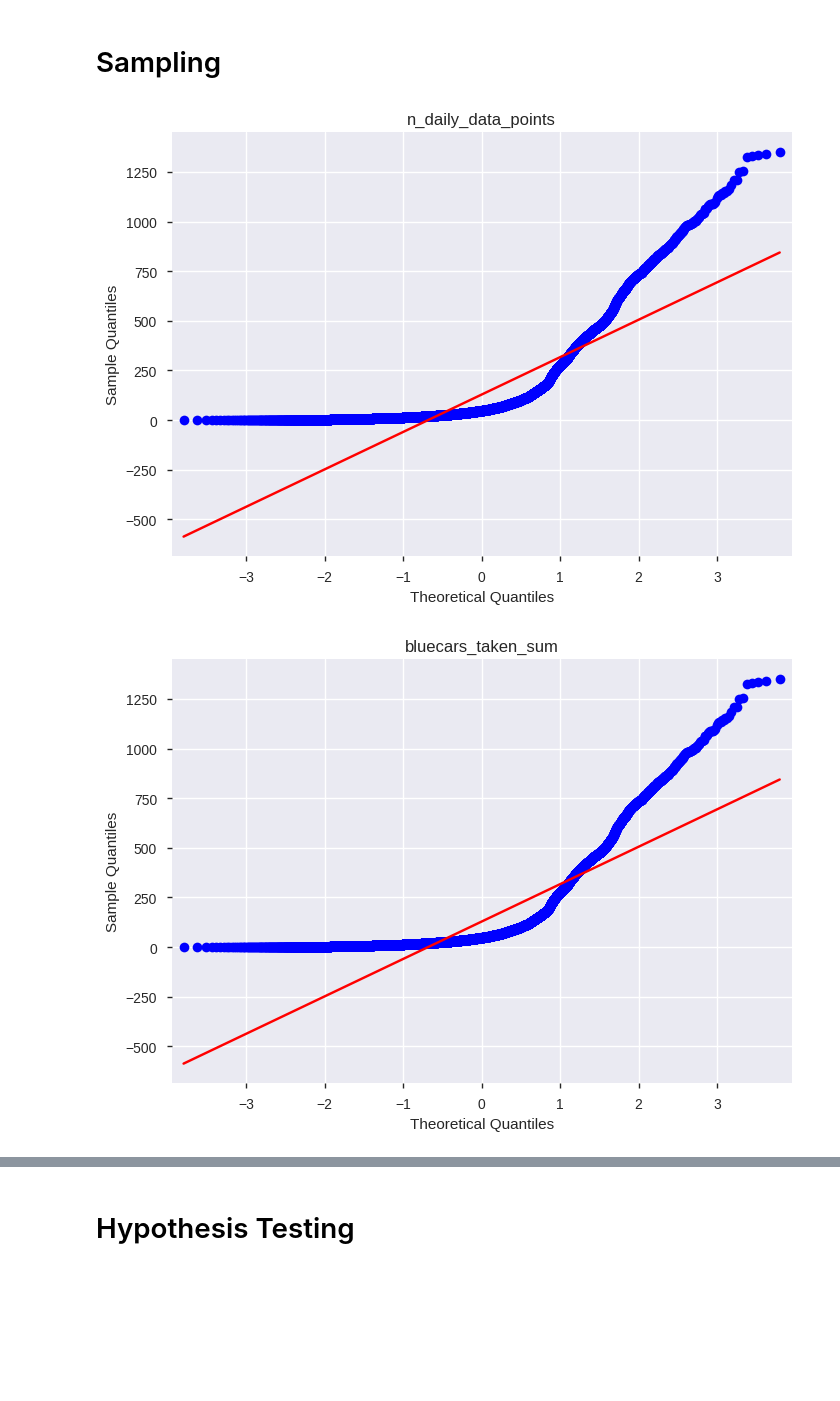
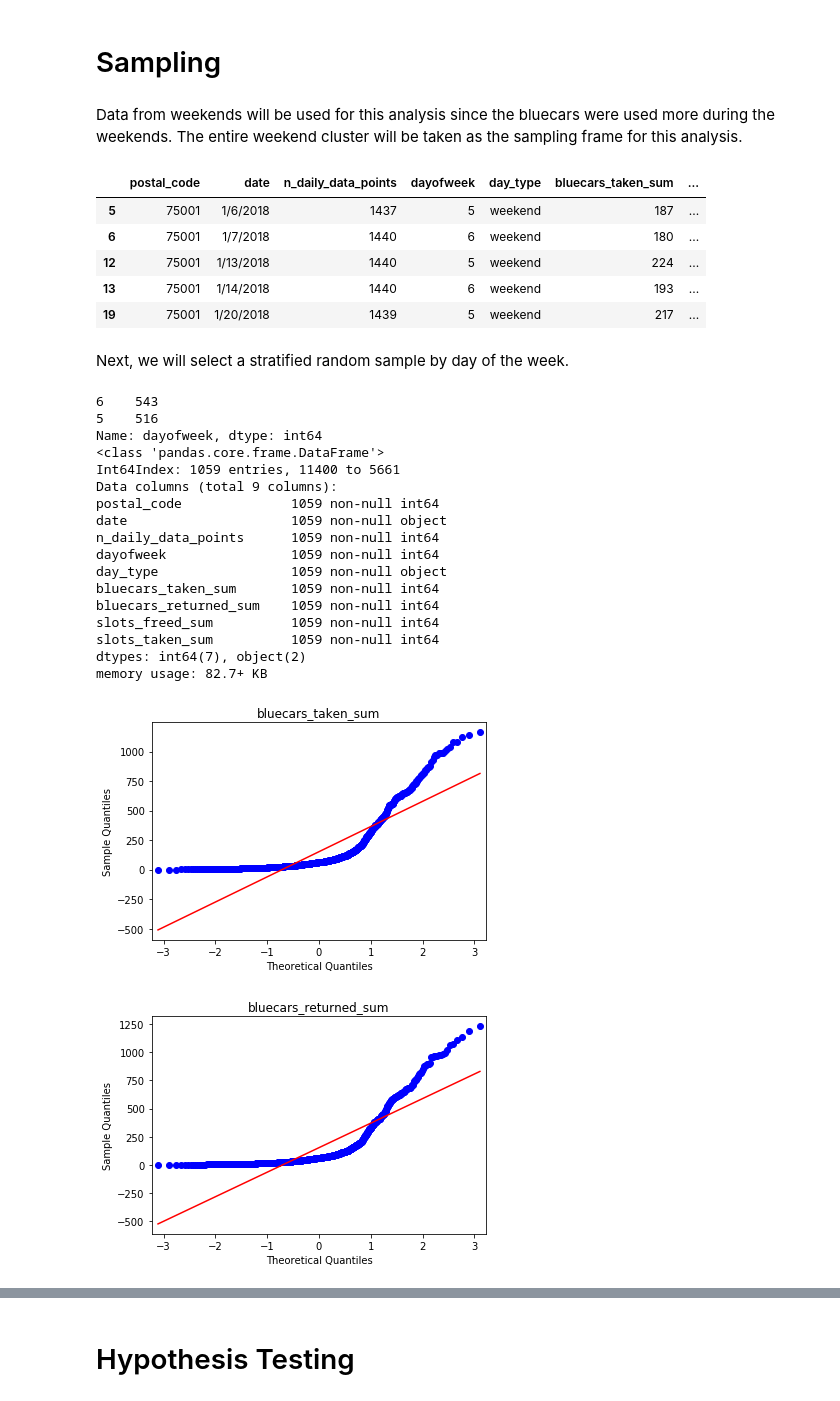
Before and after one commit to mmalinda/DS-Core, a Jupyter notebook: Moringa_Data_Science_Core_W4_Independent_Project_2019_12_MMalinda.ipynb, the cells around one changed output, grey strips where cells are left out. Saved outputs shown, nothing was run; the diff lists cells and outputs as text; code cells hidden in the pictures; blank space fills up the shorter version.

```diff
--- a/Moringa_Data_Science_Core_W4_Independent_Project_2019_12_MMalinda.ipynb
+++ b/Moringa_Data_Science_Core_W4_Independent_Project_2019_12_MMalinda.ipynb
@@ -434,11 +528,51 @@ The data on bluecars taken/returned and slots taken/freed is heavily skewed and
 # %% [markdown]
 # Sampling
+# %% [markdown]
+Data from weekends will be used for this analysis since the bluecars were used more during the weekends. The entire weekend cluster will be taken as the sampling frame for this analysis.
+# %%
+# Selecting data from weekends only
+wkd = df[df['day_type'] == 'weekend']
+wkd.head()
+# %% [output]
+|  | postal_code | date | n_daily_data_points | dayofweek | day_type | bluecars_taken_sum | ... |
+| 5 | 75001 | 1/6/2018 | 1437 | 5 | weekend | 187 | ... |
+| 6 | 75001 | 1/7/2018 | 1440 | 6 | weekend | 180 | ... |
+| 12 | 75001 | 1/13/2018 | 1440 | 5 | weekend | 224 | ... |
+| 13 | 75001 | 1/14/2018 | 1440 | 6 | weekend | 193 | ... |
+| 19 | 75001 | 1/20/2018 | 1439 | 5 | weekend | 217 | ... |
+# %% [markdown]
+Next, we will select a stratified random sample by day of the week.
+# %%
+# Selecting a stratified sample by day of the week
+strat = wkd.groupby(['dayofweek'], group_keys=False).apply(lambda grouped_subset : grouped_subset.sample(frac=0.25))
+print(strat.dayofweek.value_counts())
+strat.info()
+# %% [output]
+6    543
+5    516
+Name: dayofweek, dtype: int64
+<class 'pandas.core.frame.DataFrame'>
+Int64Index: 1059 entries, 11400 to 5661
+Data columns (total 9 columns):
+postal_code              1059 non-null int64
+date                     1059 non-null object
+n_daily_data_points      1059 non-null int64
+dayofweek                1059 non-null int64
+day_type                 1059 non-null object
+bluecars_taken_sum       1059 non-null int64
+bluecars_returned_sum    1059 non-null int64
+slots_freed_sum          1059 non-null int64
+slots_taken_sum          1059 non-null int64
+dtypes: int64(7), object(2)
+memory usage: 82.7+ KB
 # %%
 # Testing for normality
-for i, col_val in enumerate(col_names_num):
-  qqplot(df['bluecars_taken_sum'], line='s')
+bluecars = strat[['bluecars_taken_sum', 'bluecars_returned_sum']]
+
+for i, col_val in enumerate(bluecars):
+  qqplot(strat[col_val], line='s')
   pyplot.title(col_val)
   pyplot.show()
 # %% [output]
-[figure, old version]
+[figure, new version]
-[figure, old version]
+[figure, new version]
```
Also changed, not shown: parts of 23 cells of this notebook.
